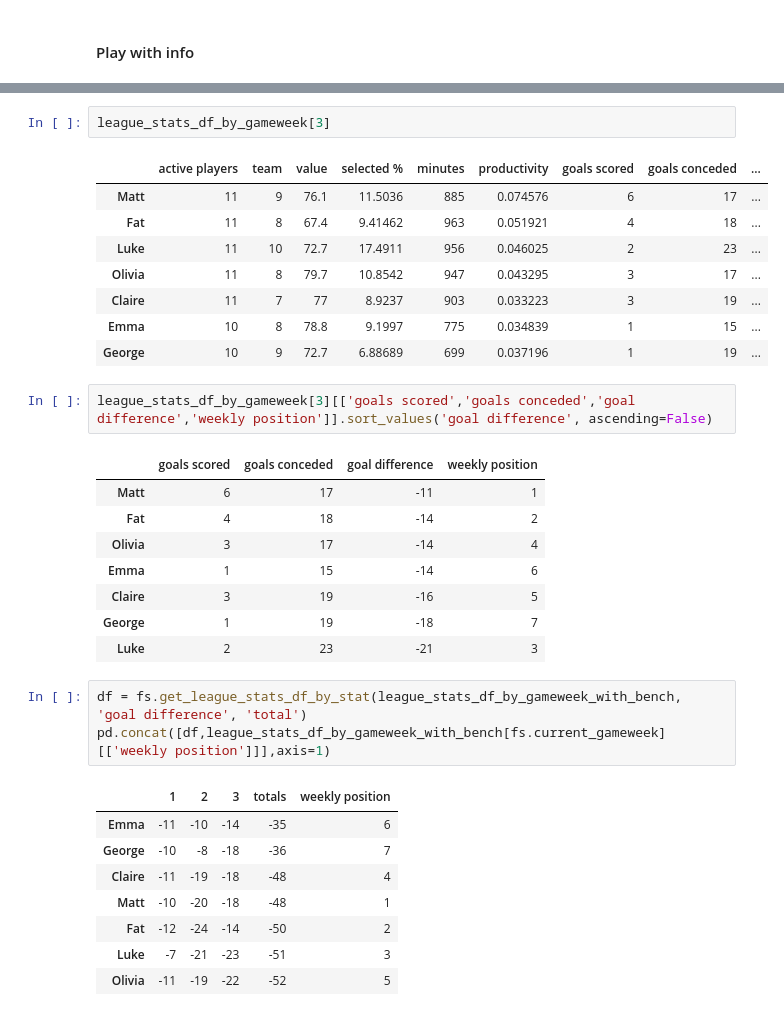
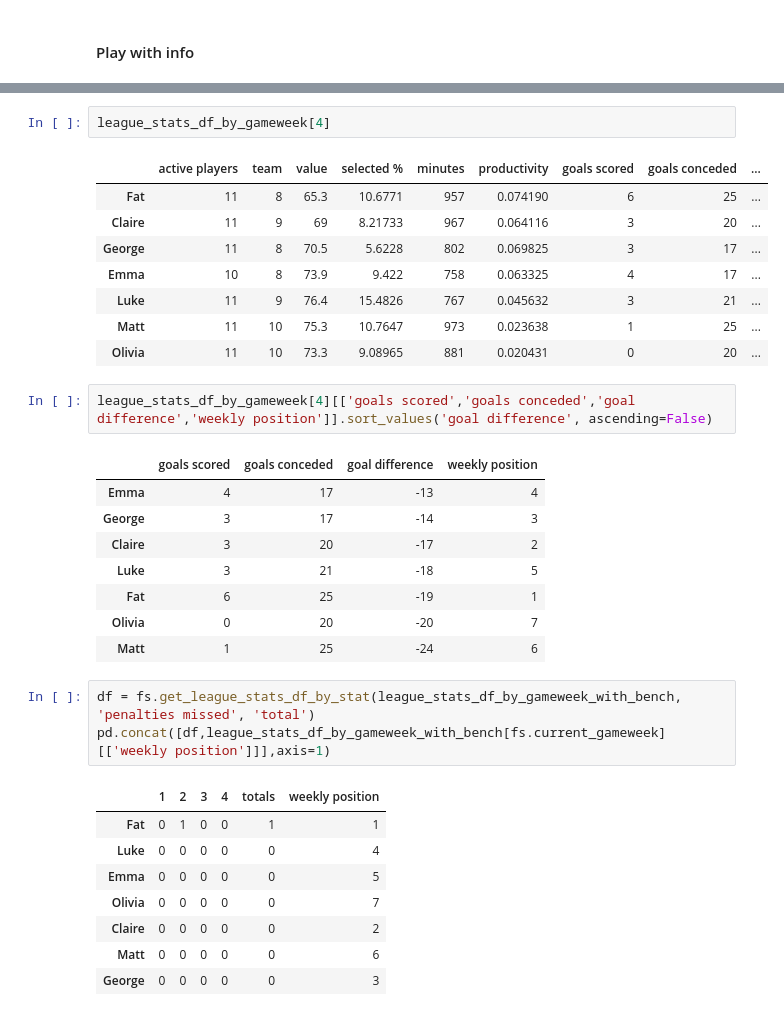
Before and after one commit to mattdanhall/fantasy_stats, a Jupyter notebook: get_fantasy_stats.ipynb, the cells around one changed output, grey strips where cells are left out. Drawn from its saved outputs; the diff is of its cells as text.

```diff
--- a/get_fantasy_stats.ipynb
+++ b/get_fantasy_stats.ipynb
@@ -56,34 +62,34 @@ all_lineups_df['Olivia',3]
 # %%
-league_stats_df_by_gameweek[3]
+league_stats_df_by_gameweek[4]
 # %% [output]
 |  | active players | team | value | selected % | minutes | productivity | goals scored | goals conceded | ... |
-| Matt | 11 | 9 | 76.1 | 11.5036 | 885 | 0.074576 | 6 | 17 | ... |
-| Fat | 11 | 8 | 67.4 | 9.41462 | 963 | 0.051921 | 4 | 18 | ... |
-| Luke | 11 | 10 | 72.7 | 17.4911 | 956 | 0.046025 | 2 | 23 | ... |
-| Olivia | 11 | 8 | 79.7 | 10.8542 | 947 | 0.043295 | 3 | 17 | ... |
-| Claire | 11 | 7 | 77 | 8.9237 | 903 | 0.033223 | 3 | 19 | ... |
-| Emma | 10 | 8 | 78.8 | 9.1997 | 775 | 0.034839 | 1 | 15 | ... |
-| George | 10 | 9 | 72.7 | 6.88689 | 699 | 0.037196 | 1 | 19 | ... |
+| Fat | 11 | 8 | 65.3 | 10.6771 | 957 | 0.074190 | 6 | 25 | ... |
+| Claire | 11 | 9 | 69 | 8.21733 | 967 | 0.064116 | 3 | 20 | ... |
+| George | 11 | 8 | 70.5 | 5.6228 | 802 | 0.069825 | 3 | 17 | ... |
+| Emma | 10 | 8 | 73.9 | 9.422 | 758 | 0.063325 | 4 | 17 | ... |
+| Luke | 11 | 9 | 76.4 | 15.4826 | 767 | 0.045632 | 3 | 21 | ... |
+| Matt | 11 | 10 | 75.3 | 10.7647 | 973 | 0.023638 | 1 | 25 | ... |
+| Olivia | 11 | 10 | 73.3 | 9.08965 | 881 | 0.020431 | 0 | 20 | ... |
 # %%
-league_stats_df_by_gameweek[3][['goals scored','goals conceded','goal difference','weekly position']].sort_values('goal difference', ascending=False)
+league_stats_df_by_gameweek[4][['goals scored','goals conceded','goal difference','weekly position']].sort_values('goal difference', ascending=False)
 # %% [output]
 |  | goals scored | goals conceded | goal difference | weekly position |
-| Matt | 6 | 17 | -11 | 1 |
-| Fat | 4 | 18 | -14 | 2 |
-| Olivia | 3 | 17 | -14 | 4 |
-| Emma | 1 | 15 | -14 | 6 |
-| Claire | 3 | 19 | -16 | 5 |
-| George | 1 | 19 | -18 | 7 |
-| Luke | 2 | 23 | -21 | 3 |
+| Emma | 4 | 17 | -13 | 4 |
+| George | 3 | 17 | -14 | 3 |
+| Claire | 3 | 20 | -17 | 2 |
+| Luke | 3 | 21 | -18 | 5 |
+| Fat | 6 | 25 | -19 | 1 |
+| Olivia | 0 | 20 | -20 | 7 |
+| Matt | 1 | 25 | -24 | 6 |
 # %%
-df = fs.get_league_stats_df_by_stat(league_stats_df_by_gameweek_with_bench, 'goal difference', 'total')
+df = fs.get_league_stats_df_by_stat(league_stats_df_by_gameweek_with_bench, 'penalties missed', 'total')
 pd.concat([df,league_stats_df_by_gameweek_with_bench[fs.current_gameweek][['weekly position']]],axis=1)
 # %% [output]
-|  | 1 | 2 | 3 | totals | weekly position |
-| Emma | -11 | -10 | -14 | -35 | 6 |
-| George | -10 | -8 | -18 | -36 | 7 |
-| Claire | -11 | -19 | -18 | -48 | 4 |
-| Matt | -10 | -20 | -18 | -48 | 1 |
-| Fat | -12 | -24 | -14 | -50 | 2 |
-| Luke | -7 | -21 | -23 | -51 | 3 |
-| Olivia | -11 | -19 | -22 | -52 | 5 |
+|  | 1 | 2 | 3 | 4 | totals | weekly position |
+| Fat | 0 | 1 | 0 | 0 | 1 | 1 |
+| Luke | 0 | 0 | 0 | 0 | 0 | 4 |
+| Emma | 0 | 0 | 0 | 0 | 0 | 5 |
+| Olivia | 0 | 0 | 0 | 0 | 0 | 7 |
+| Claire | 0 | 0 | 0 | 0 | 0 | 2 |
+| Matt | 0 | 0 | 0 | 0 | 0 | 6 |
+| George | 0 | 0 | 0 | 0 | 0 | 3 |
```
Also changed, not shown: parts of 4 cells of this notebook.
